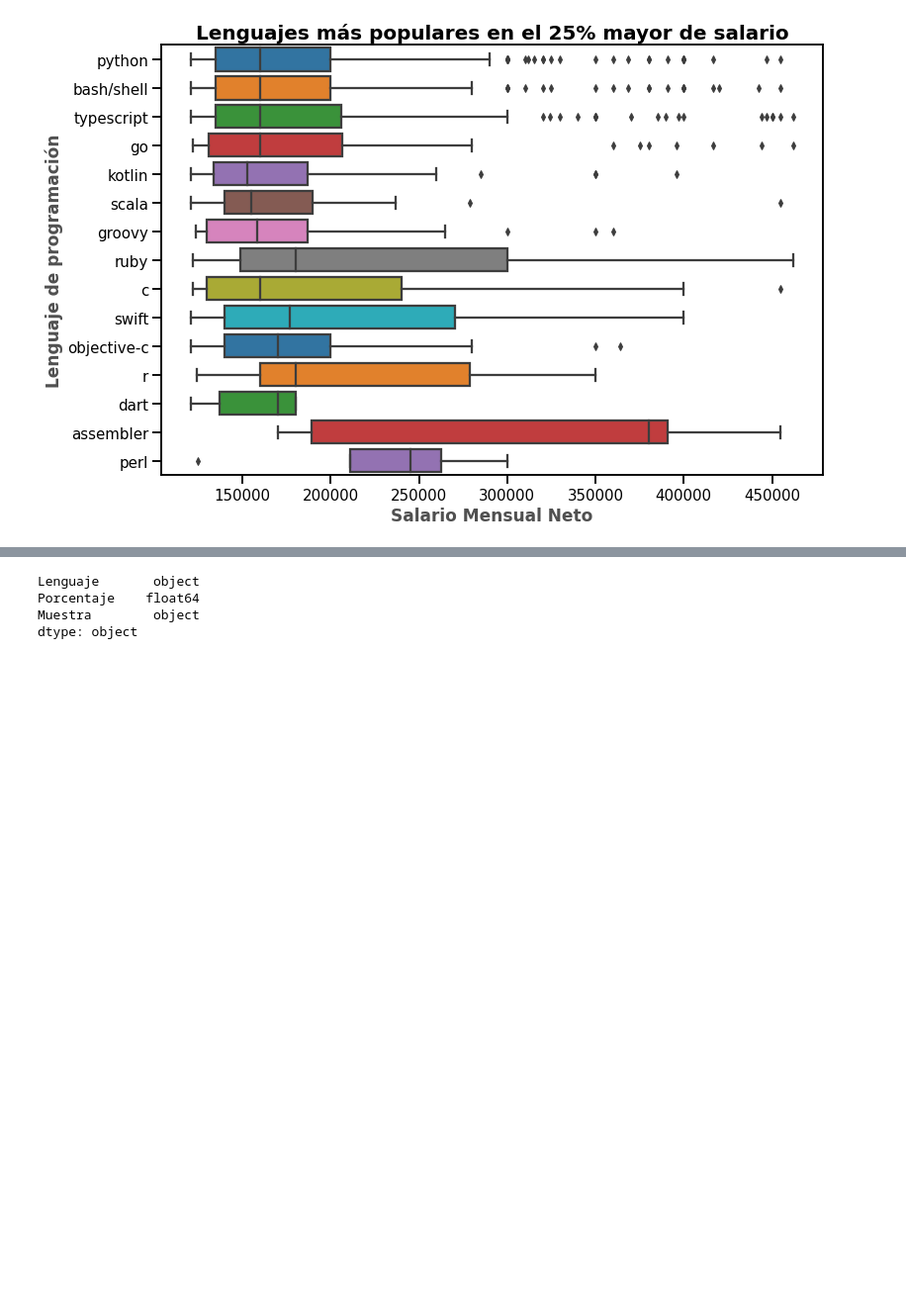
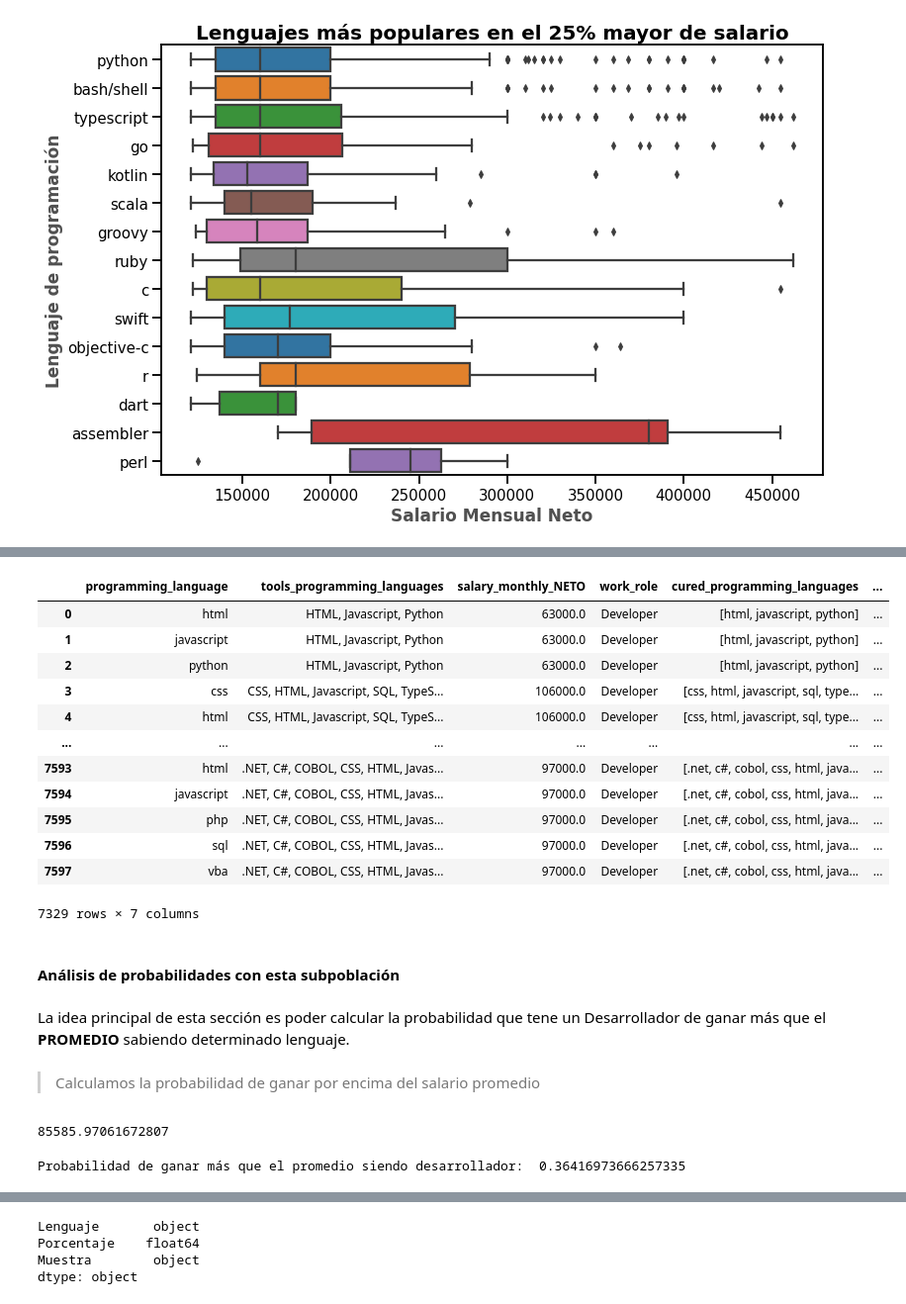
Before and after one commit to Knd9/diplodatos2022, a Jupyter notebook: ayvd/AyVD_EntregableParte1.ipynb, the cells around one changed output, grey strips where cells are left out. Shown at 99% size. Drawn from its saved outputs; the diff is of its cells as text; code cells hidden in the pictures; blank space fills up the shorter version.

```diff
--- a/ayvd/AyVD_EntregableParte1.ipynb
+++ b/ayvd/AyVD_EntregableParte1.ipynb
@@ -793,0 +880,36 @@ plt.show()
+# %%
+# Creamos un nuevo dataframe que contenga en la columna programming_language esos 20 lenguajes
+df_consulta0 = df_consulta0[df_consulta0.programming_language.isin(lista)]
+df_consulta0
+# %% [output]
+|  | programming_language | tools_programming_languages | salary_monthly_NETO | work_role | cured_programming_languages | ... |
+| 0 | html | HTML, Javascript, Python | 63000.0 | Developer | [html, javascript, python] | ... |
+| 1 | javascript | HTML, Javascript, Python | 63000.0 | Developer | [html, javascript, python] | ... |
+| 2 | python | HTML, Javascript, Python | 63000.0 | Developer | [html, javascript, python] | ... |
+| 3 | css | CSS, HTML, Javascript, SQL, TypeS... | 106000.0 | Developer | [css, html, javascript, sql, type... | ... |
+| 4 | html | CSS, HTML, Javascript, SQL, TypeS... | 106000.0 | Developer | [css, html, javascript, sql, type... | ... |
+| ... | ... | ... | ... | ... | ... | ... |
+| 7593 | html | .NET, C#, COBOL, CSS, HTML, Javas... | 97000.0 | Developer | [.net, c#, cobol, css, html, java... | ... |
+| 7594 | javascript | .NET, C#, COBOL, CSS, HTML, Javas... | 97000.0 | Developer | [.net, c#, cobol, css, html, java... | ... |
+| 7595 | php | .NET, C#, COBOL, CSS, HTML, Javas... | 97000.0 | Developer | [.net, c#, cobol, css, html, java... | ... |
+| 7596 | sql | .NET, C#, COBOL, CSS, HTML, Javas... | 97000.0 | Developer | [.net, c#, cobol, css, html, java... | ... |
+| 7597 | vba | .NET, C#, COBOL, CSS, HTML, Javas... | 97000.0 | Developer | [.net, c#, cobol, css, html, java... | ... |
+7329 rows × 7 columns
+# %% [markdown]
+#### Análisis de **probabilidades** con esta subpoblación
+# %% [markdown]
+ La idea principal de esta sección es poder calcular la probabilidad  que tene un Desarrollador de ganar más que el **PROMEDIO** sabiendo determinado lenguaje.
+# %% [markdown]
+> Calculamos la probabilidad de ganar por encima del salario promedio
+# %%
+# Salario promedio
+avg_salary0 = df_consulta0['salary_monthly_NETO'].mean()
+avg_salary0
+# %% [output]
+85585.97061672807
+# %%
+# Consideramos: "cobrar más" <-> cobrar más que el promedio
+prob_above_avg0 = len(df_consulta0[df_consulta0['salary_monthly_NETO'] >= avg_salary0]) / len(df_consulta0)
+print('Probabilidad de ganar más que el promedio siendo desarrollador: ',prob_above_avg0)
+# %% [output]
+Probabilidad de ganar más que el promedio siendo desarrollador:  0.36416973666257335
```
Also changed, not shown: parts of 51 cells of this notebook.
